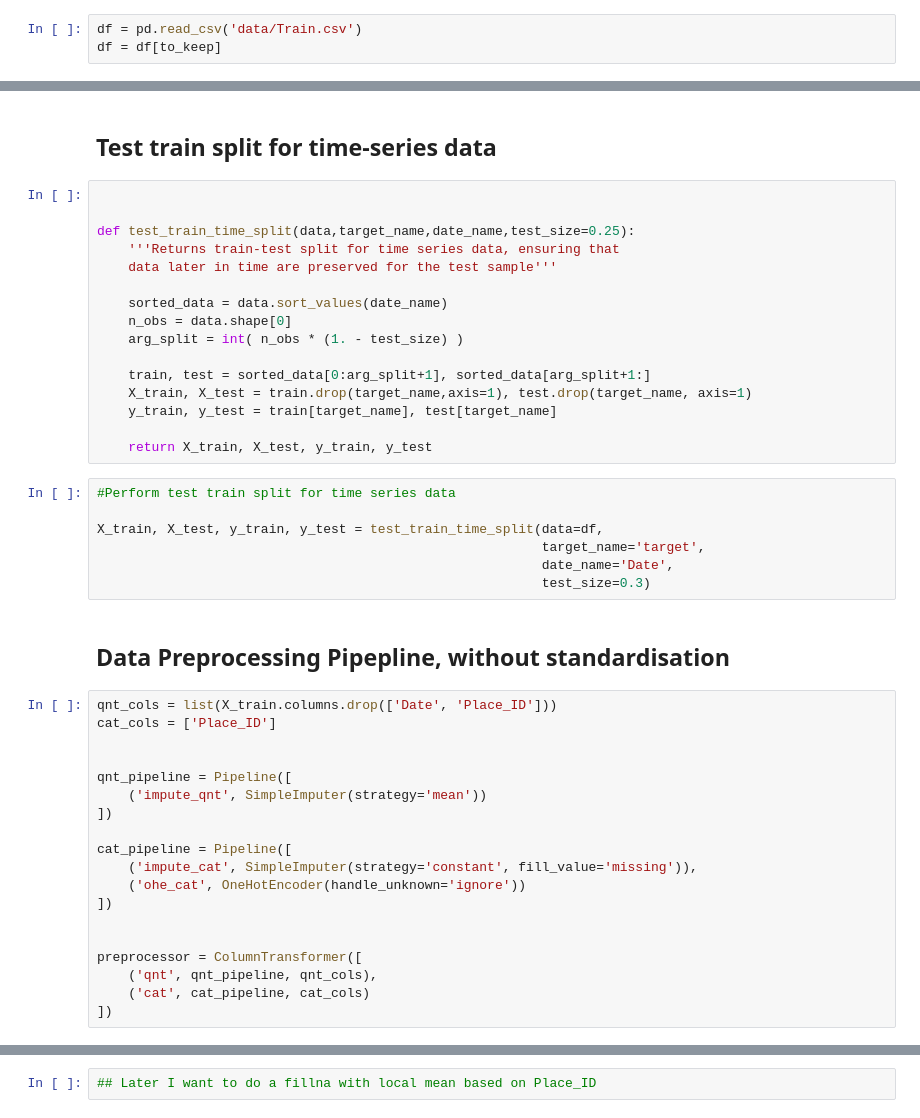
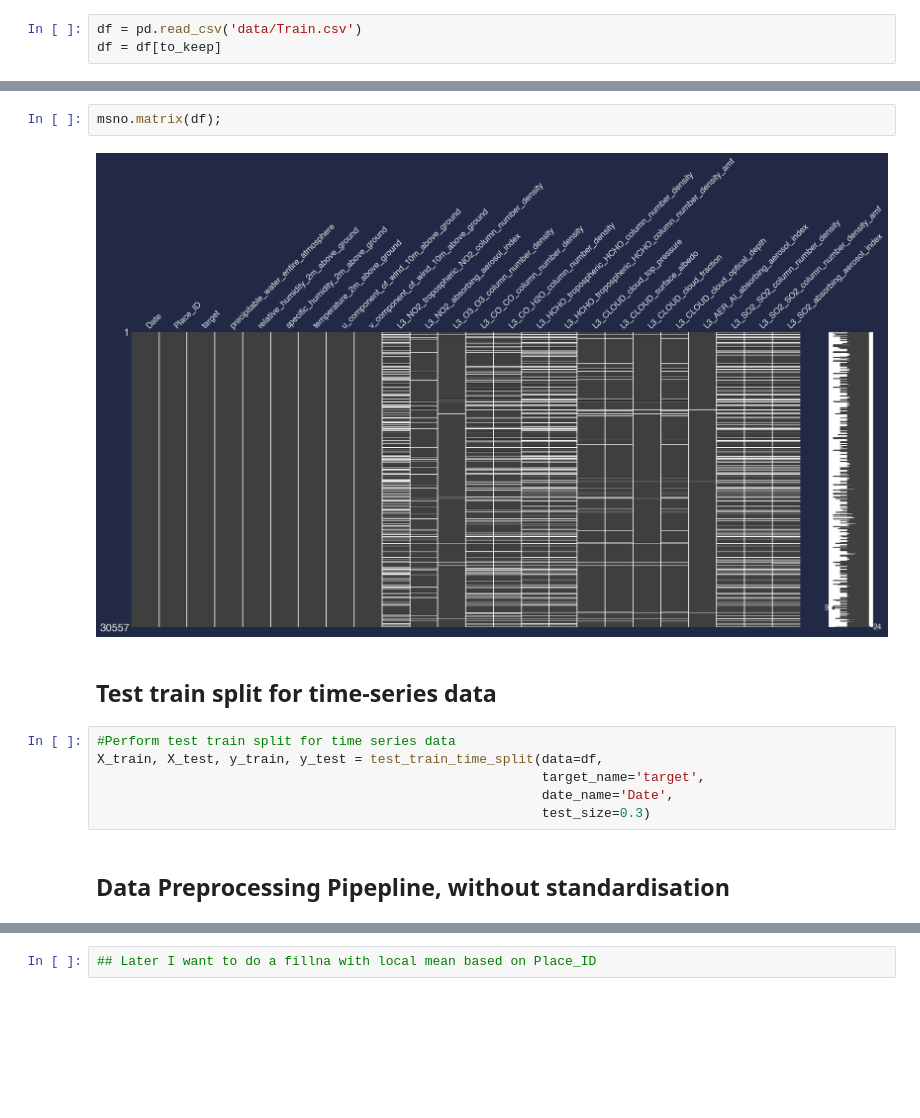
Before and after one commit to chris-hedemann/ml-project-air-pollution, a Jupyter notebook: data_cleaning_chris.ipynb, the cells around one changed output, grey strips where cells are left out. Drawn from its saved outputs; the diff is of its cells as text; blank space fills up the shorter version.

Commit message:
Preprocessing pipeline

```diff
--- a/data_cleaning_chris.ipynb
+++ b/data_cleaning_chris.ipynb
@@ -35,46 +28,14 @@ df.head()
+# %%
+msno.matrix(df);
+# %% [output]
+[figure, added]
 # %% [markdown]
 ## Test train split for time-series data
-# %%
-
-
-def test_train_time_split(data,target_name,date_name,test_size=0.25):
-    '''Returns train-test split for time series data, ensuring that
-    data later in time are preserved for the test sample'''
-
-    sorted_data = data.sort_values(date_name)
-    n_obs = data.shape[0]
-    arg_split = int( n_obs * (1. - test_size) )
-
-    train, test = sorted_data[0:arg_split+1], sorted_data[arg_split+1:]
-    X_train, X_test = train.drop(target_name,axis=1), test.drop(target_name, axis=1)
-    y_train, y_test = train[target_name], test[target_name]
-
-    return X_train, X_test, y_train, y_test
 # %%
 #Perform test train split for time series data
-
 X_train, X_test, y_train, y_test = test_train_time_split(data=df,
                                                          target_name='target',
                                                          date_name='Date',
                                                          test_size=0.3)
 # %% [markdown]
 ## Data Preprocessing Pipepline, without standardisation
-# %%
-qnt_cols = list(X_train.columns.drop(['Date', 'Place_ID']))
-cat_cols = ['Place_ID']
-
-
-qnt_pipeline = Pipeline([
-    ('impute_qnt', SimpleImputer(strategy='mean'))
-])
-
-cat_pipeline = Pipeline([
-    ('impute_cat', SimpleImputer(strategy='constant', fill_value='missing')),
-    ('ohe_cat', OneHotEncoder(handle_unknown='ignore'))
-])
-
-
-preprocessor = ColumnTransformer([
-    ('qnt', qnt_pipeline, qnt_cols),
-    ('cat', cat_pipeline, cat_cols)
-])
```
Also changed, not shown: parts of 4 cells of this notebook, 1 other file.
